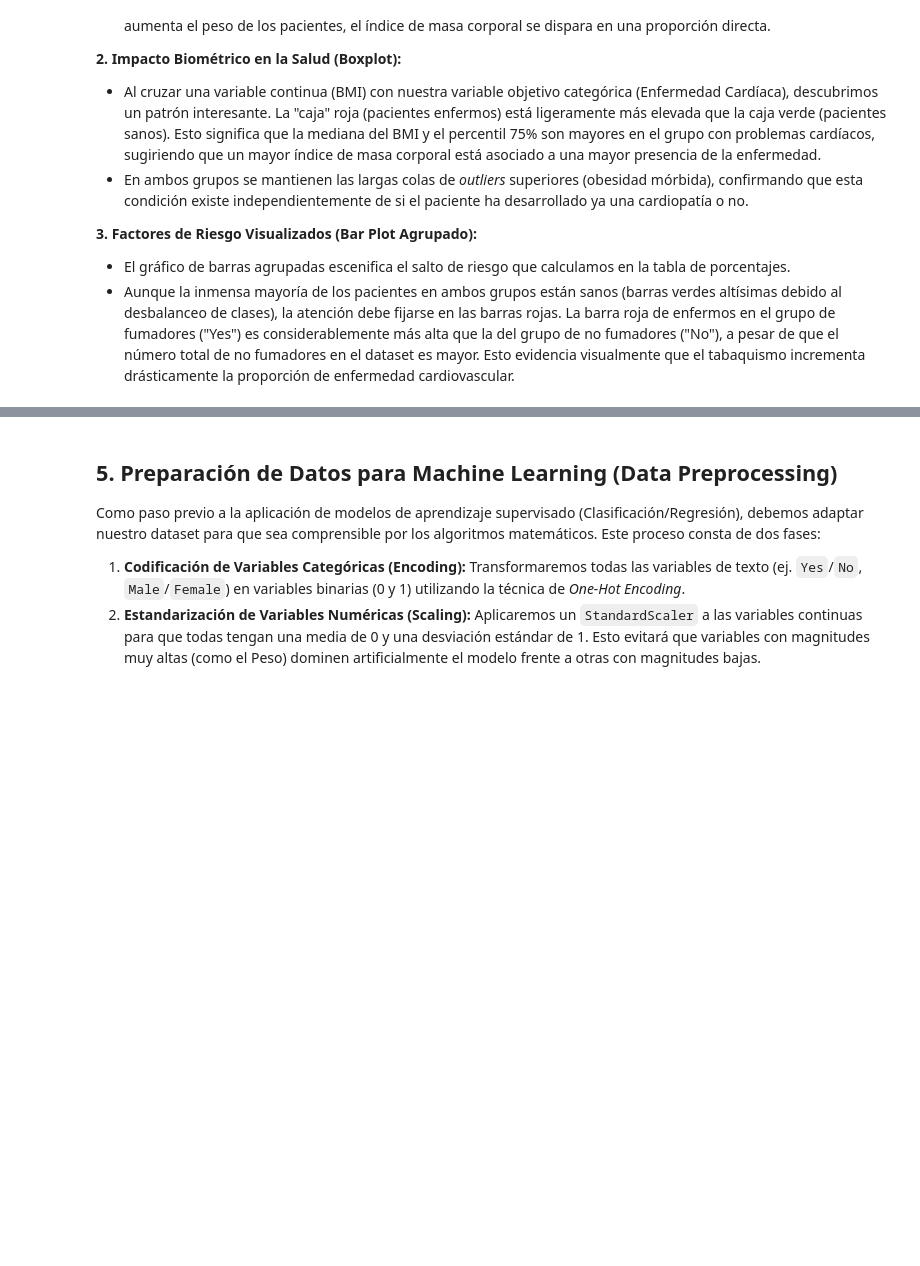
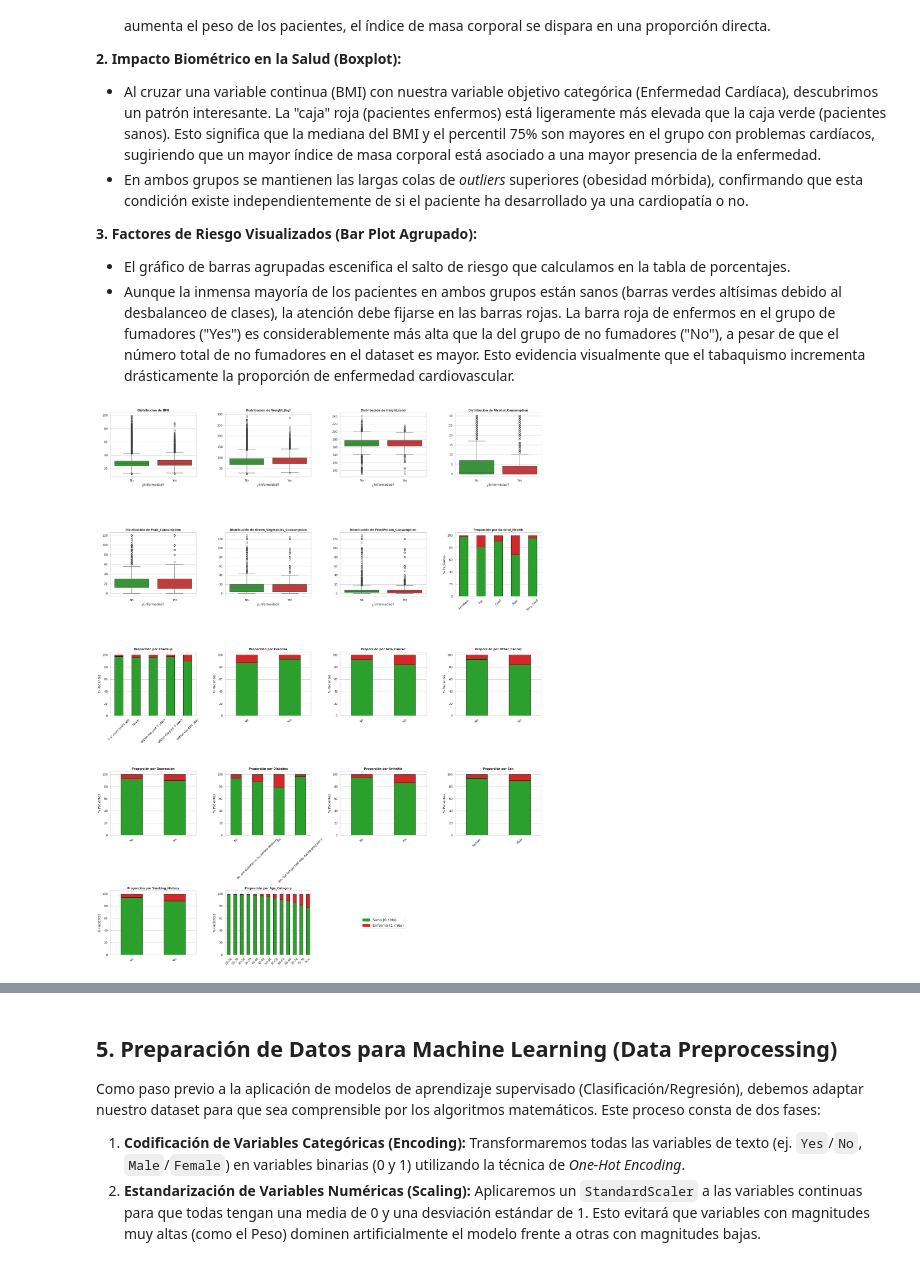
Before and after one commit to jjimper/ProyectoIACOM, a Jupyter notebook: Trabajo.ipynb, the cells around one changed output, grey strips where cells are left out. Cells and saved outputs as stored; diff of their text form; code cells hidden in the pictures; blank space fills up the shorter version.

```diff
--- a/Trabajo.ipynb
+++ b/Trabajo.ipynb
@@ -395,3 +395,61 @@ La representación visual de las parejas de variables confirma y amplía los hal
 **3. Factores de Riesgo Visualizados (Bar Plot Agrupado):**
 * El gráfico de barras agrupadas escenifica el salto de riesgo que calculamos en la tabla de porcentajes.
 * Aunque la inmensa mayoría de los pacientes en ambos grupos están sanos (barras verdes altísimas debido al desbalanceo de clases), la atención debe fijarse en las barras rojas. La barra roja de enfermos en el grupo de fumadores ("Yes") es considerablemente más alta que la del grupo de no fumadores ("No"), a pesar de que el número total de no fumadores en el dataset es mayor. Esto evidencia visualmente que el tabaquismo incrementa drásticamente la proporción de enfermedad cardiovascular.
+# %%
+import matplotlib.pyplot as plt
+import seaborn as sns
+import pandas as pd
+import numpy as np
+
+# 1. Configuración de estilo y tamaño gigante del lienzo para 20 gráficos
+sns.set_theme(style="whitegrid")
+plt.rcParams['font.family'] = 'DejaVu Sans'
+fig, axes = plt.subplots(5, 4, figsize=(24, 30)) # 5 filas x 4 columnas = 20 espacios
+axes = axes.flatten()
+
+# 2. Lista de todas las variables numéricas continuas (7 en total)
+variables_num = ['BMI', 'Weight_(kg)', 'Height_(cm)', 'Alcohol_Consumption',
+                 'Fruit_Consumption', 'Green_Vegetables_Consumption', 'FriedPotato_Consumption']
+
+# Dibujamos los Boxplots condicionales en los primeros 7 huecos
+for i, var in enumerate(variables_num):
+    sns.boxplot(data=df, x='Heart_Disease', y=var, palette=['#2ca02c', '#d62728'], ax=axes[i], hue='Heart_Disease', legend=False)
+    axes[i].set_title(f'Distribución de {var}', fontsize=11, fontweight='bold')
+    axes[i].set_xlabel('¿Enfermedad?')
+    axes[i].set_ylabel('')
+
+# 3. Lista de todas las variables categóricas (11 en total)
+variables_cat = ['General_Health', 'Checkup', 'Exercise', 'Skin_Cancer', 'Other_Cancer',
+                 'Depression', 'Diabetes', 'Arthritis', 'Sex', 'Smoking_History', 'Age_Category']
+
+# Dibujamos las barras apiladas al 100% en los siguientes 11 huecos
+for j, var in enumerate(variables_cat, start=len(variables_num)):
+    # Ordenamos la edad cronológicamente para el análisis clínico
+    if var == 'Age_Category':
+        orden_edad = sorted(df['Age_Category'].unique(), key=lambda x: int(x.split('-')[0]) if '-' in x else 80)
+        tabla = pd.crosstab(df[var], df['Heart_Disease'], normalize='index').reindex(orden_edad) * 100
+    else:
+        tabla = pd.crosstab(df[var], df['Heart_Disease'], normalize='index') * 100
+
+    tabla.plot(kind='bar', stacked=True, color=['#2ca02c', '#d62728'], ax=axes[j], edgecolor='black')
+    axes[j].set_title(f'Proporción por {var}', fontsize=11, fontweight='bold')
+    axes[j].set_ylabel('% Pacientes')
+    axes[j].set_xlabel('')
+    axes[j].tick_params(axis='x', rotation=45)
+    axes[j].get_legend().remove()
+
+# 4. Ponemos una leyenda global unificada en el hueco 18 para limpiar el dibujo
+axes[18].axis('off')
+axes[18].legend(handles=[
+    plt.Rectangle((0,0),1,1, color='#2ca02c'),
+    plt.Rectangle((0,0),1,1, color='#d62728')
+], labels=['Sano (0 / No)', 'Enfermo (1 / Yes)'], loc='center', fontsize=14)
+
+# 5. Eliminamos los últimos dos recuadros vacíos que sobran (19 y 20)
+fig.delaxes(axes[19])
+
+# Ajuste automático para que nada se solape
+plt.tight_layout()
+plt.show()
+# %% [output]
+[figure, added]
```
Also changed, not shown: parts of 28 cells of this notebook.
